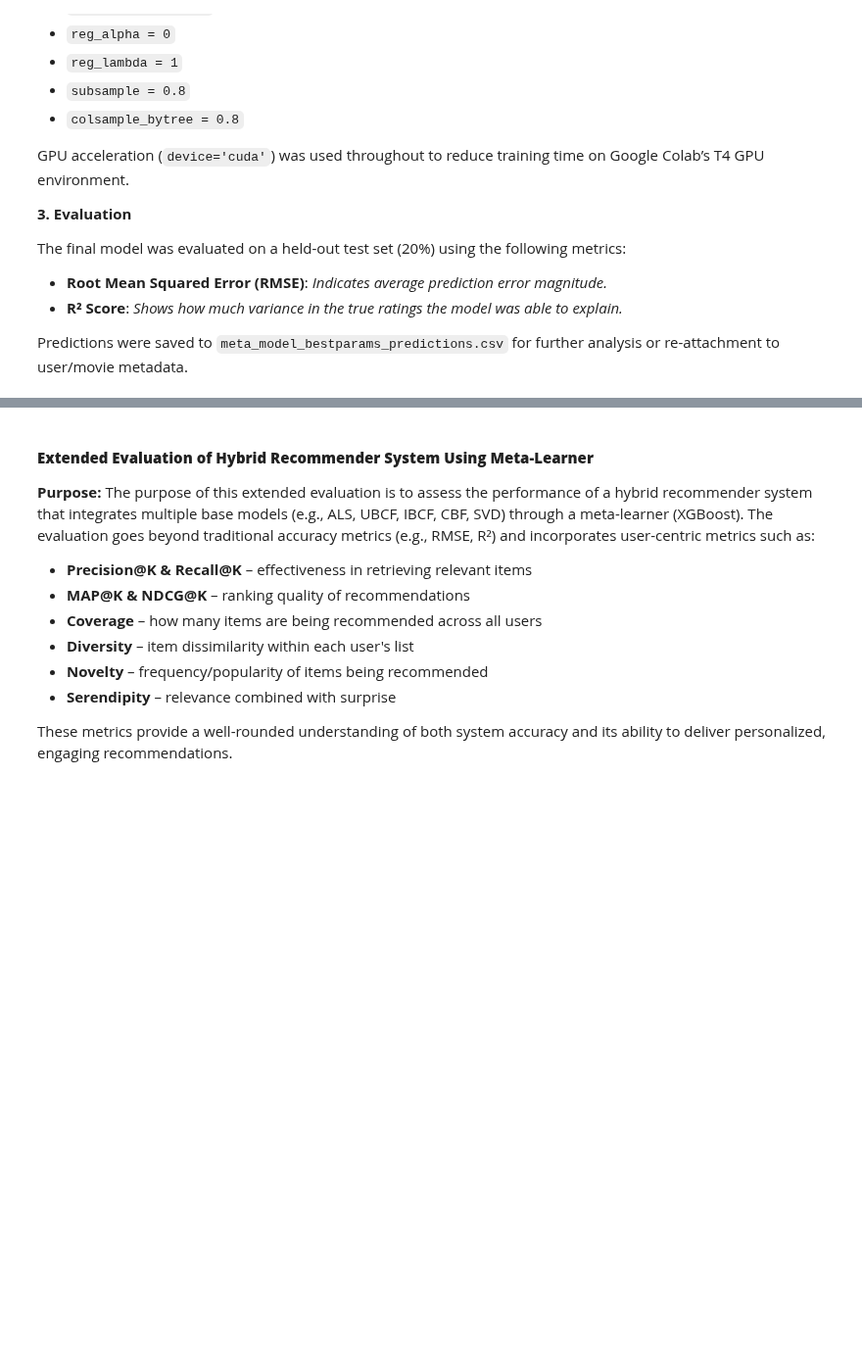
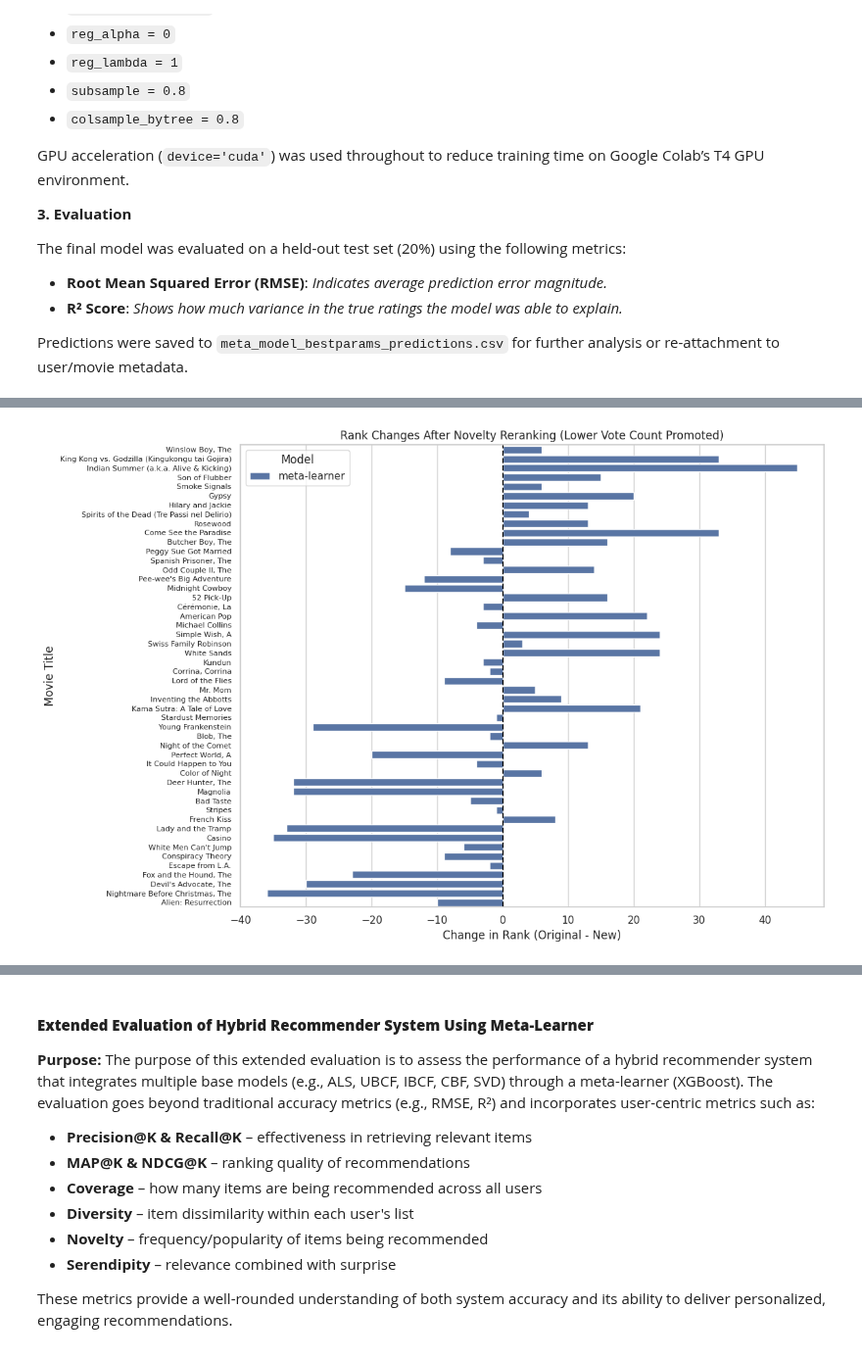
Before and after one commit to hawa1983/DATA-612, a Jupyter notebook: Final_Project.ipynb, the cells around one changed output, grey strips where cells are left out. Shown at 98% size. Drawn from its saved outputs; the diff is of its cells as text; code cells hidden in the pictures; blank space fills up the shorter version.

```diff
--- a/Final_Project.ipynb
+++ b/Final_Project.ipynb
@@ -1436,0 +2846,82 @@ R²: 0.3577
+# %%
+import pandas as pd
+import numpy as np
+import matplotlib.pyplot as plt
+import seaborn as sns
+
+# === Load Recommendations and Popularity Data ===
+meta_model_top50 = pd.read_csv("top50_meta_model_user_1680.csv")
+movie_df = pd.read_csv("movies_enriched_full.csv")
+
+# === Clean Column Names (strip, lowercase) ===
+meta_model_top50.columns = meta_model_top50.columns.str.strip().str.lower()
+movie_df.columns = movie_df.columns.str.strip().str.lower()
+
+# === Merge for vote_count and title ===
+# === Merge only vote_count from movie_df to avoid overwriting title ===
+meta_model_top50 = meta_model_top50.merge(
+    movie_df[["movieid", "vote_count"]],
+    on="movieid", how="left"
+)
+
+# === Novelty Reranking Function ===
+def rerank_novelty(top_recommendations, vote_counts, alpha=0.5):
+    reranked = []
+    for movie_id, score in top_recommendations:
+        count = vote_counts.get(movie_id, np.nan)
+        penalty = np.log1p(count) if not pd.isna(count) else 0
+        adjusted_score = score - alpha * penalty
+        reranked.append((movie_id, adjusted_score))
+    return sorted(reranked, key=lambda x: x[1], reverse=True)
+
+# === Rank Change Tracker ===
+def rank_change_novelty(original_df, reranked_list, model_name="Model"):
+    original_ranks = {mid: i for i, mid in enumerate(original_df["movieid"].tolist())}
+    reranked_ids = [mid for mid, _ in reranked_list]
+
+    data = []
+    for new_rank, movie_id in enumerate(reranked_ids):
+        if movie_id in original_ranks:
+            change = original_ranks[movie_id] - new_rank
+            title_row = original_df[original_df["movieid"] == movie_id]
+            title = title_row["title"].values[0] if not title_row.empty else f"Movie {movie_id}"
+            data.append({
+                "movieid": movie_id,
+                "title": title,
+                "OriginalRank": original_ranks[movie_id],
+                "NewRank": new_rank,
+                "RankChange": change,
+                "RankType": model_name
+            })
+    return pd.DataFrame(data)
+
+# === Apply Reranking for META model ===
+vote_counts_dict = movie_df.set_index("movieid")["vote_count"].to_dict()
+reranked_meta = rerank_novelty(
+    meta_model_top50[["movieid", "pred_rating"]].values.tolist(),
+    vote_counts_dict,
+    alpha=0.5
+)
+change_meta = rank_change_novelty(meta_model_top50, reranked_meta, "meta-learner")
+
+# === Plot ===
+change_meta["title"] = change_meta["title"].str.replace(r"\s*\(\d{4}\)$", "", regex=True)
+
+plt.figure(figsize=(12, 8))
+sns.barplot(
+    data=change_meta,
+    x="RankChange",
+    y="title",
+    hue="RankType",
+    dodge=False
+)
+plt.axvline(0, color='black', linestyle='--')
+plt.title("Rank Changes After Novelty Reranking (Lower Vote Count Promoted)")
+plt.xlabel("Change in Rank (Original - New)")
+plt.ylabel("Movie Title")
+plt.yticks(fontsize=8)
+plt.legend(title="Model")
+plt.tight_layout()
+plt.show()
+# %% [output]
+[figure, added]
```
Also changed, not shown: parts of 69 cells of this notebook.
